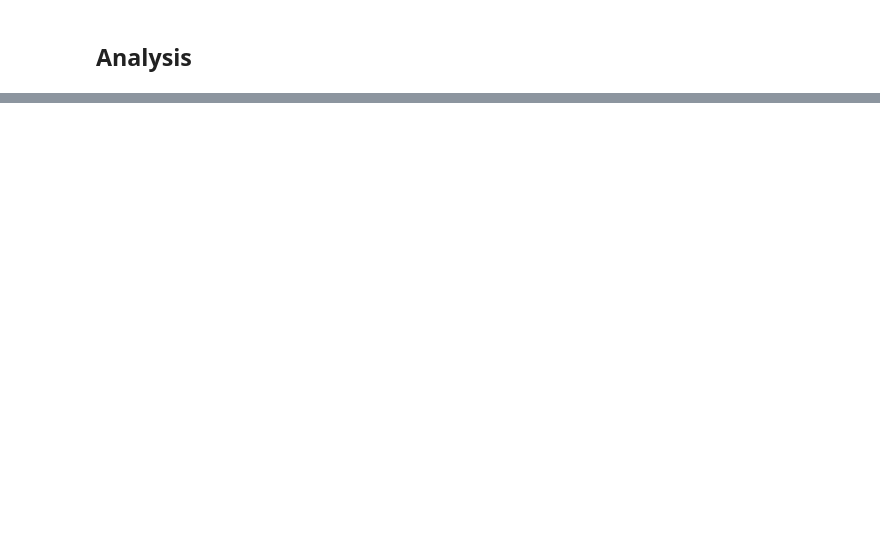
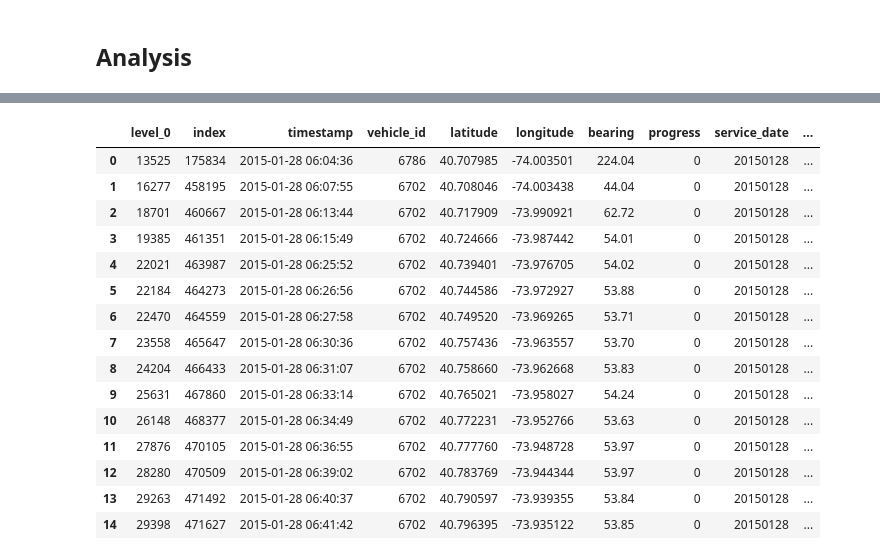
Before and after one commit to parthshah93/ads_2017, a Jupyter notebook: bustime_SK.ipynb, the cells around one changed output, grey strips where cells are left out. Drawn from its saved outputs; the diff is of its cells as text; code cells hidden in the pictures; blank space fills up the shorter version.

```diff
--- a/bustime_SK.ipynb
+++ b/bustime_SK.ipynb
@@ -347,3 +215,22 @@ Name: stop_name, dtype: object
+# %%
+r_anaysis(m15_reg, Share_Stop )
+# %% [output]
+|  | level_0 | index | timestamp | vehicle_id | latitude | longitude | bearing | progress | service_date | ... |
+| 0 | 13525 | 175834 | 2015-01-28 06:04:36 | 6786 | 40.707985 | -74.003501 | 224.04 | 0 | 20150128 | ... |
+| 1 | 16277 | 458195 | 2015-01-28 06:07:55 | 6702 | 40.708046 | -74.003438 | 44.04 | 0 | 20150128 | ... |
+| 2 | 18701 | 460667 | 2015-01-28 06:13:44 | 6702 | 40.717909 | -73.990921 | 62.72 | 0 | 20150128 | ... |
+| 3 | 19385 | 461351 | 2015-01-28 06:15:49 | 6702 | 40.724666 | -73.987442 | 54.01 | 0 | 20150128 | ... |
+| 4 | 22021 | 463987 | 2015-01-28 06:25:52 | 6702 | 40.739401 | -73.976705 | 54.02 | 0 | 20150128 | ... |
+| 5 | 22184 | 464273 | 2015-01-28 06:26:56 | 6702 | 40.744586 | -73.972927 | 53.88 | 0 | 20150128 | ... |
+| 6 | 22470 | 464559 | 2015-01-28 06:27:58 | 6702 | 40.749520 | -73.969265 | 53.71 | 0 | 20150128 | ... |
+| 7 | 23558 | 465647 | 2015-01-28 06:30:36 | 6702 | 40.757436 | -73.963557 | 53.70 | 0 | 20150128 | ... |
+| 8 | 24204 | 466433 | 2015-01-28 06:31:07 | 6702 | 40.758660 | -73.962668 | 53.83 | 0 | 20150128 | ... |
+| 9 | 25631 | 467860 | 2015-01-28 06:33:14 | 6702 | 40.765021 | -73.958027 | 54.24 | 0 | 20150128 | ... |
+| 10 | 26148 | 468377 | 2015-01-28 06:34:49 | 6702 | 40.772231 | -73.952766 | 53.63 | 0 | 20150128 | ... |
+| 11 | 27876 | 470105 | 2015-01-28 06:36:55 | 6702 | 40.777760 | -73.948728 | 53.97 | 0 | 20150128 | ... |
+| 12 | 28280 | 470509 | 2015-01-28 06:39:02 | 6702 | 40.783769 | -73.944344 | 53.97 | 0 | 20150128 | ... |
+| 13 | 29263 | 471492 | 2015-01-28 06:40:37 | 6702 | 40.790597 | -73.939355 | 53.84 | 0 | 20150128 | ... |
+| 14 | 29398 | 471627 | 2015-01-28 06:41:42 | 6702 | 40.796395 | -73.935122 | 53.85 | 0 | 20150128 | ... |
 # %%
 def e_anaysis(df, Share_eStop):
 ### cleaning the clean_df1 and clean_df2 for only sharing bus_stop
```
Also changed, not shown: parts of 30 cells of this notebook.
